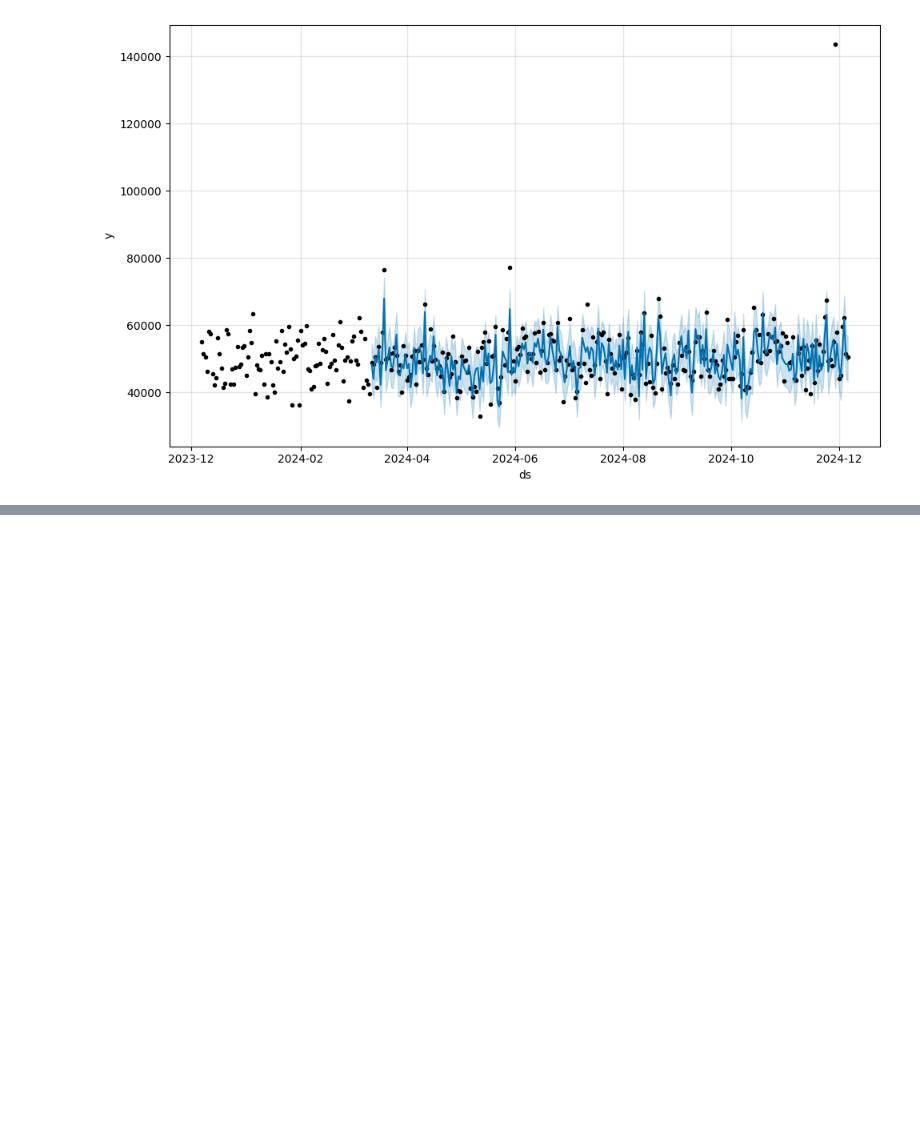
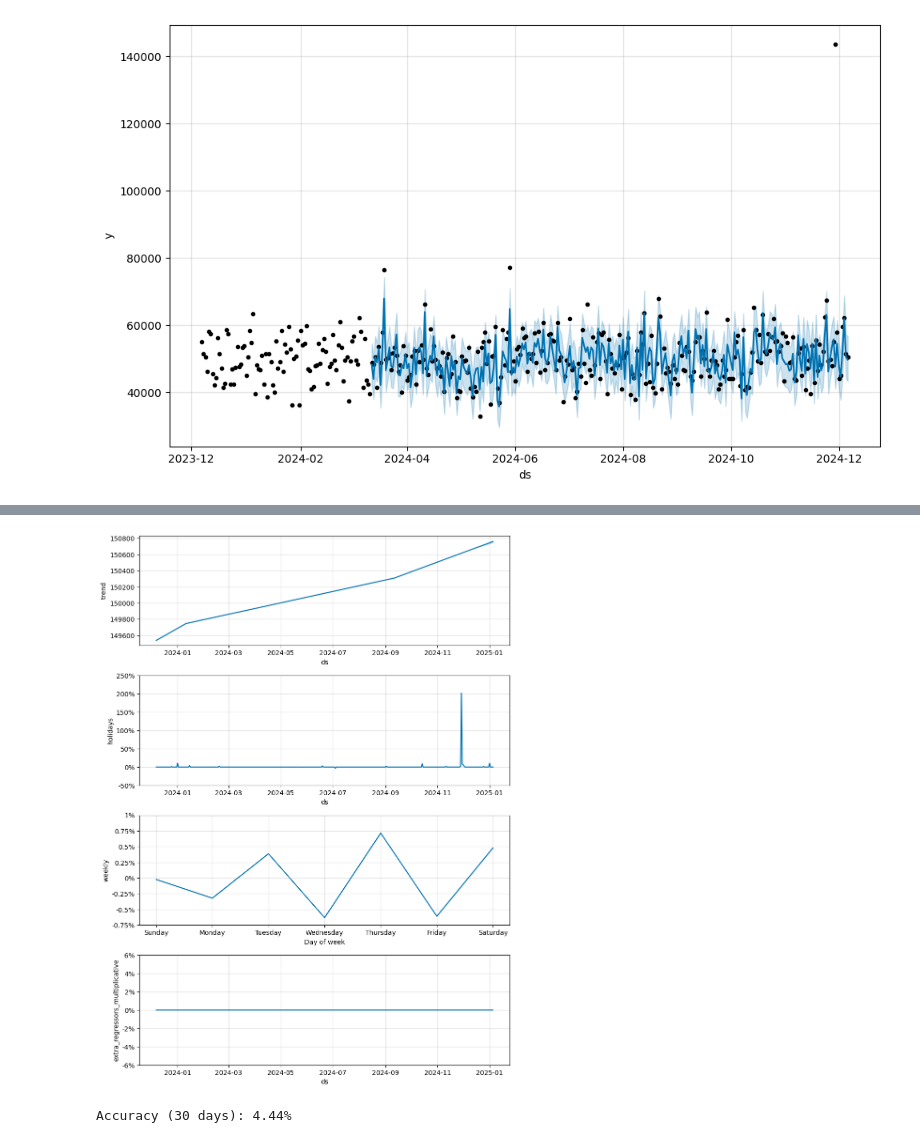
Before and after one commit to marcie-kx/PathSynch_Pod_H, a Jupyter notebook: prophet_model.ipynb, the cells around one changed output, grey strips where cells are left out. Cells and saved outputs as stored; diff of their text form; code cells hidden in the pictures; blank space fills up the shorter version.

```diff
--- a/prophet_model.ipynb
+++ b/prophet_model.ipynb
@@ -416,3 +403,21 @@ m.plot(df_cv)
 [270 rows x 6 columns]
 [figure]
 [figure]
+# %%
+# df_daily = df.groupby('ds')['Revenue'].sum().reset_index()
+df_daily = df.groupby('ds').agg({
+    'Revenue': 'sum',
+    'Ad_Spend': 'sum',
+    'Clicks': 'sum',
+    'Impressions': 'sum',
+    'Conversion_Rate': 'sum',
+    'Ad_CTR': 'sum',
+    'Ad_CPC': 'sum'
+}).reset_index()
+
+
+df_daily = df_daily.sort_values('ds')
+df_daily = df_daily.rename(columns={'Revenue': 'y'})
+
+print(df_daily)
+print(df_daily.columns)
@@ -418,0 +446,58 @@ m.plot(df_cv)
+# %%
+# Including Black Friday
+black_friday = pd.DataFrame({
+  'holiday': 'black_friday',
+  'ds': pd.to_datetime(['2024-11-29']),
+  'lower_window': 0,
+  'upper_window': 3,
+})
+
+# Model 2 (With Regressors)
+
+m = Prophet(interval_width = 0.90,
+            holidays=black_friday,
+           seasonality_mode='multiplicative')
+
+m.add_seasonality(name='weekly', period=7, fourier_order=4, prior_scale=0.01)
+m.add_country_holidays(country_name='US')
+
+regressors = ['Clicks', 'Impressions', 'Conversion_Rate', 'Ad_CTR', 'Ad_CPC', 'Ad_Spend']
+
+for regressor in regressors:
+    m.add_regressor(regressor)
+
+m.fit(df_daily)
+
+future = m.make_future_dataframe(periods=30)
+
+for futures in regressors:
+    future[futures] = df_daily[futures].mean()
+
+forecast = m.predict(future)
+# print(forecast[["ds", "yhat", "yhat_lower", "yhat_upper"]].tail())
+# print(forecast.tail())
+
+# fig = m.plot(forecast)
+# plt.show()
+
+df_cv = cross_validation(
+    m,
+    initial='270 days',
+    period='60 days',
+    horizon='30 days'
+)
+
+# Calculate performance metrics
+df_p = performance_metrics(df_cv)
+print(df_p)
+
+fig2 = m.plot_components(forecast)
+plt.show()
+
+
+# Calculate Accuracy
+
+overall_accuracy = df_p['mape'].mean() *100
+
+print(f"Accuracy (30 days): {overall_accuracy:.2f}%")
+# %% [output]
@@ -418,0 +526,2 @@ m.plot(df_cv)
+[figure, added]
+Accuracy (30 days): 4.44%
```
Also changed, not shown: parts of 7 cells of this notebook.
